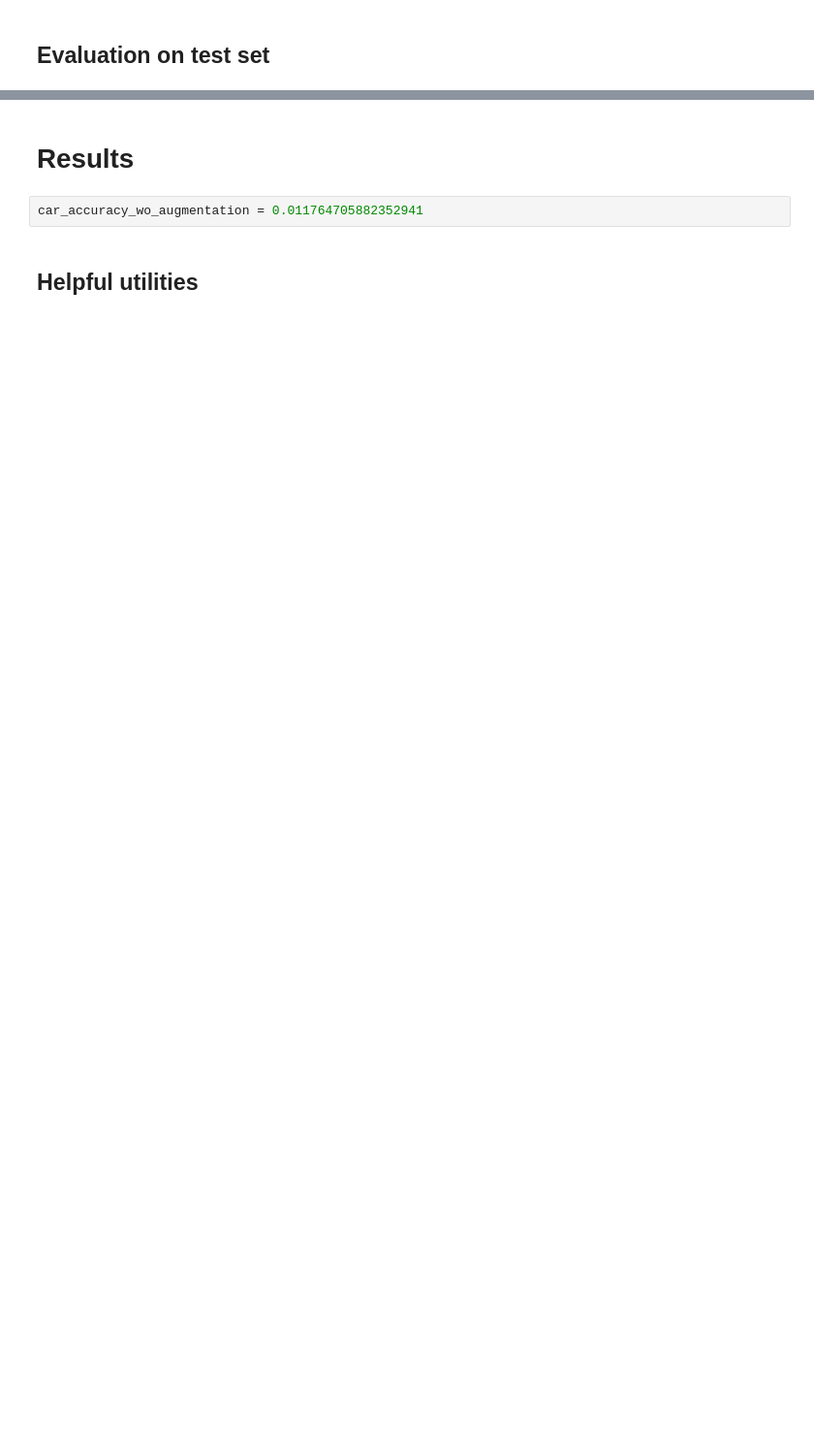
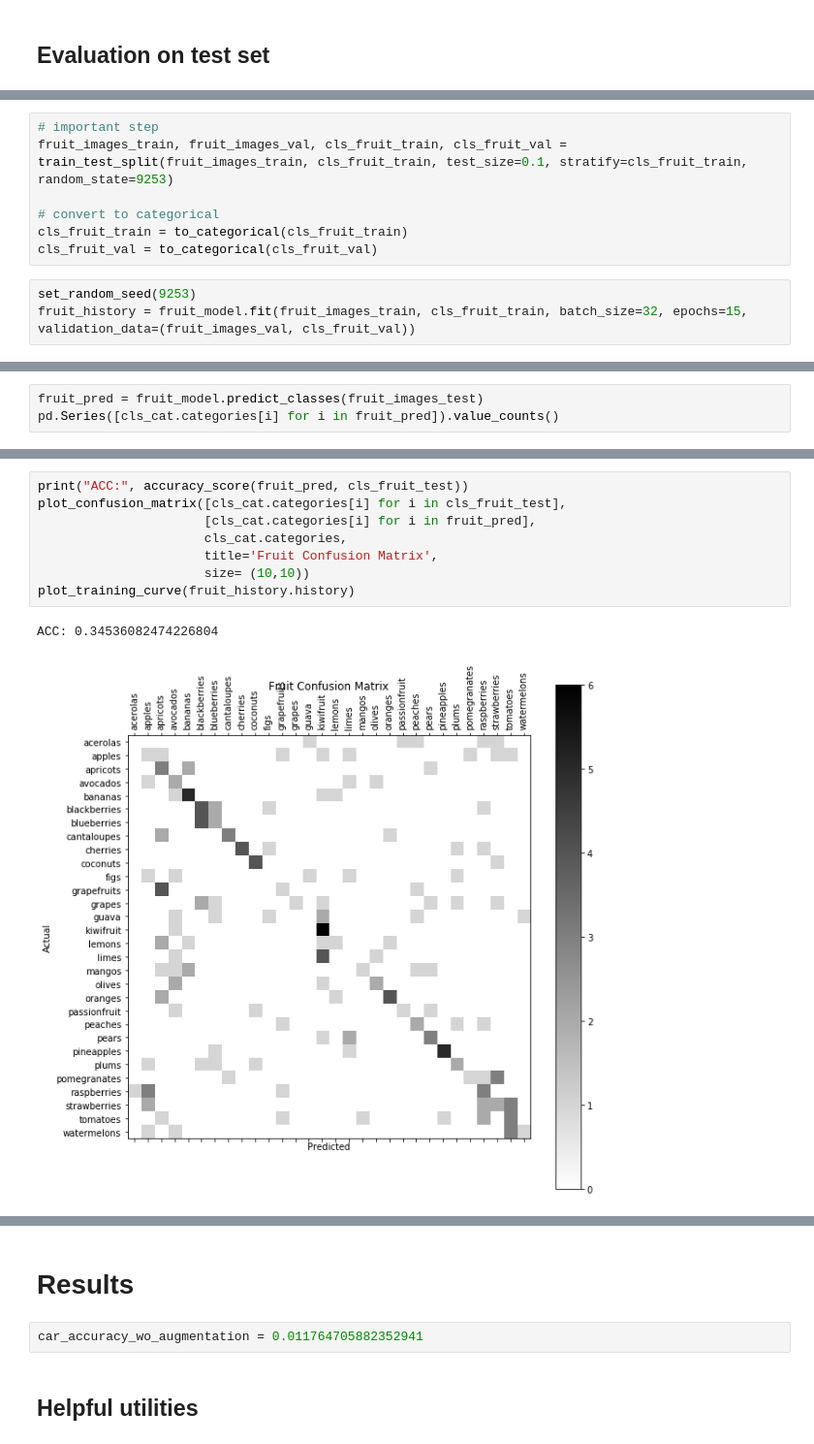
Before and after one commit to freecraver/ML-fun, a Jupyter notebook: deep_learning/Deep Learning Exercise 3.ipynb, the cells around one changed output, grey strips where cells are left out. Shown at 97% size. Saved outputs shown, nothing was run; the diff lists cells and outputs as text; blank space fills up the shorter version.

```diff
--- a/deep_learning/Deep Learning Exercise 3.ipynb
+++ b/deep_learning/Deep Learning Exercise 3.ipynb
@@ -432,0 +469,10 @@ car_images_test.shape
+# %%
+# important step
+fruit_images_train, fruit_images_val, cls_fruit_train, cls_fruit_val = train_test_split(fruit_images_train, cls_fruit_train, test_size=0.1, stratify=cls_fruit_train, random_state=9253)
+
+# convert to categorical
+cls_fruit_train = to_categorical(cls_fruit_train)
+cls_fruit_val = to_categorical(cls_fruit_val)
+# %%
+set_random_seed(9253)
+fruit_history = fruit_model.fit(fruit_images_train, cls_fruit_train, batch_size=32, epochs=15, validation_data=(fruit_images_val, cls_fruit_val))
@@ -432,0 +499,3 @@ car_images_test.shape
+# %%
+fruit_pred = fruit_model.predict_classes(fruit_images_test)
+pd.Series([cls_cat.categories[i] for i in fruit_pred]).value_counts()
@@ -432,0 +520,11 @@ car_images_test.shape
+# %%
+print("ACC:", accuracy_score(fruit_pred, cls_fruit_test))
+plot_confusion_matrix([cls_cat.categories[i] for i in cls_fruit_test],
+                      [cls_cat.categories[i] for i in fruit_pred],
+                      cls_cat.categories,
+                      title='Fruit Confusion Matrix',
+                      size= (10,10))
+plot_training_curve(fruit_history.history)
+# %% [output]
+ACC: 0.34536082474226804
+[figure, added]
```
Also changed, not shown: parts of 29 cells of this notebook.
